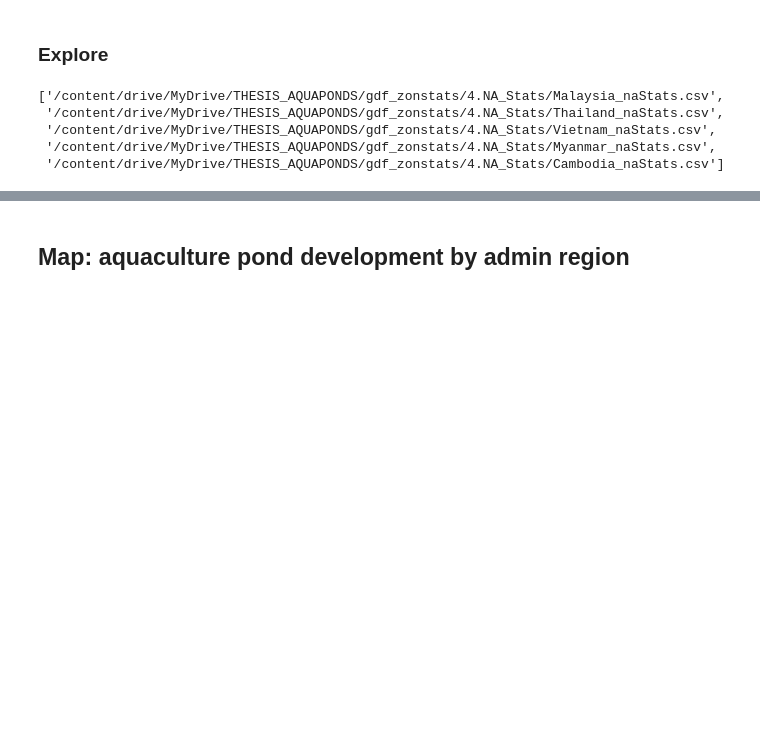
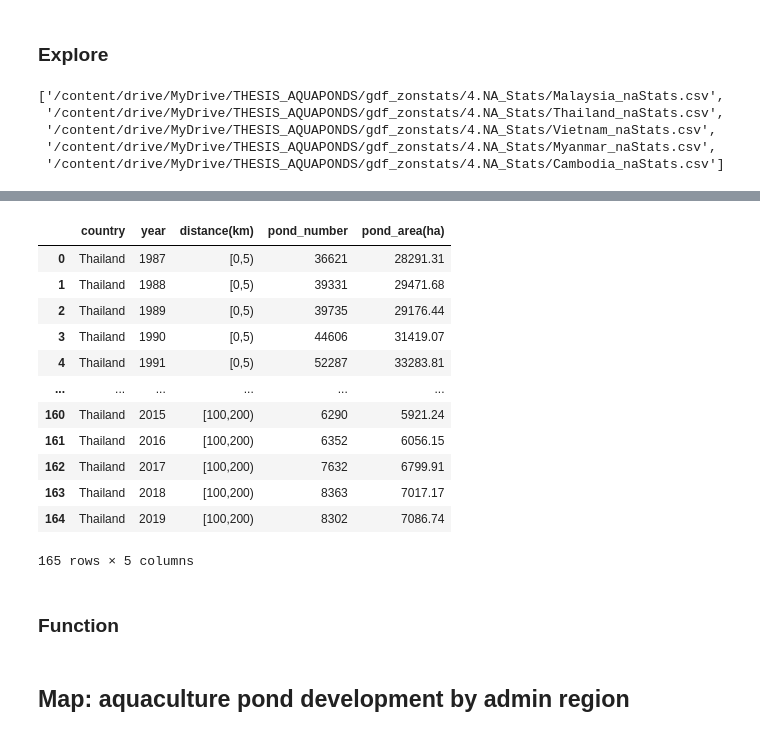
Before and after one commit to Shirobakaidou/Aquaponds, a Jupyter notebook: Drafts/09.1_result_prototype.ipynb, the cells around one changed output, grey strips where cells are left out. Cells and saved outputs as stored; diff of their text form; code cells hidden in the pictures; blank space fills up the shorter version.

Commit message:
add chapter: data for plotting distance to shoreline

```diff
--- a/Drafts/09.1_result_prototype.ipynb
+++ b/Drafts/09.1_result_prototype.ipynb
@@ -442,0 +469,40 @@ df = df.drop('Unnamed: 0', 1)
+# %%
+# Subset gdf by distance in predefined category
+gdf_grouped = [gdf[gdf['distance'].isin(i)] for i in class_distance.values()]
+# %%
+# Column "year"
+year = cols_yr * len(gdf_grouped)
+
+# Column "distance class"
+distance_class = [[i]*len(cols_yr) for i in list(class_distance.keys())]
+# Column "number of ponds"
+N_ponds = [[len(i[i[j]==1].index) for j in cols_ini] for i in gdf_grouped]
+# Column "Area sum"
+Area_ha = [[round(i[i[j] == 1]['Area'].sum()/10000, 2) for j in cols_ini] for i in gdf_grouped]
+
+# Unnest nested lists
+from itertools import chain
+distance_class = list(chain(*distance_class))
+N_ponds = list(chain(*N_ponds))
+Area_ha = list(chain(*Area_ha))
+# %%
+# Column "country"
+country = [countries[1]]*len(year)
+# %%
+df = pd.DataFrame({'country': country, 'year':year, 'distance(km)':distance_class, 'pond_number':N_ponds, 'pond_area(ha)':Area_ha})
+# %%
+df
+# %% [output]
+|  | country | year | distance(km) | pond_number | pond_area(ha) |
+| 0 | Thailand | 1987 | [0,5) | 36621 | 28291.31 |
+| 1 | Thailand | 1988 | [0,5) | 39331 | 29471.68 |
+| 2 | Thailand | 1989 | [0,5) | 39735 | 29176.44 |
+| 3 | Thailand | 1990 | [0,5) | 44606 | 31419.07 |
+| 4 | Thailand | 1991 | [0,5) | 52287 | 33283.81 |
+| ... | ... | ... | ... | ... | ... |
+| 160 | Thailand | 2015 | [100,200) | 6290 | 5921.24 |
+| 161 | Thailand | 2016 | [100,200) | 6352 | 6056.15 |
+| 162 | Thailand | 2017 | [100,200) | 7632 | 6799.91 |
+| 163 | Thailand | 2018 | [100,200) | 8363 | 7017.17 |
+| 164 | Thailand | 2019 | [100,200) | 8302 | 7086.74 |
+165 rows × 5 columns
@@ -442,0 +517,2 @@ df = df.drop('Unnamed: 0', 1)
+# %% [markdown]
+### Function
```
Also changed, not shown: parts of 57 cells of this notebook.
